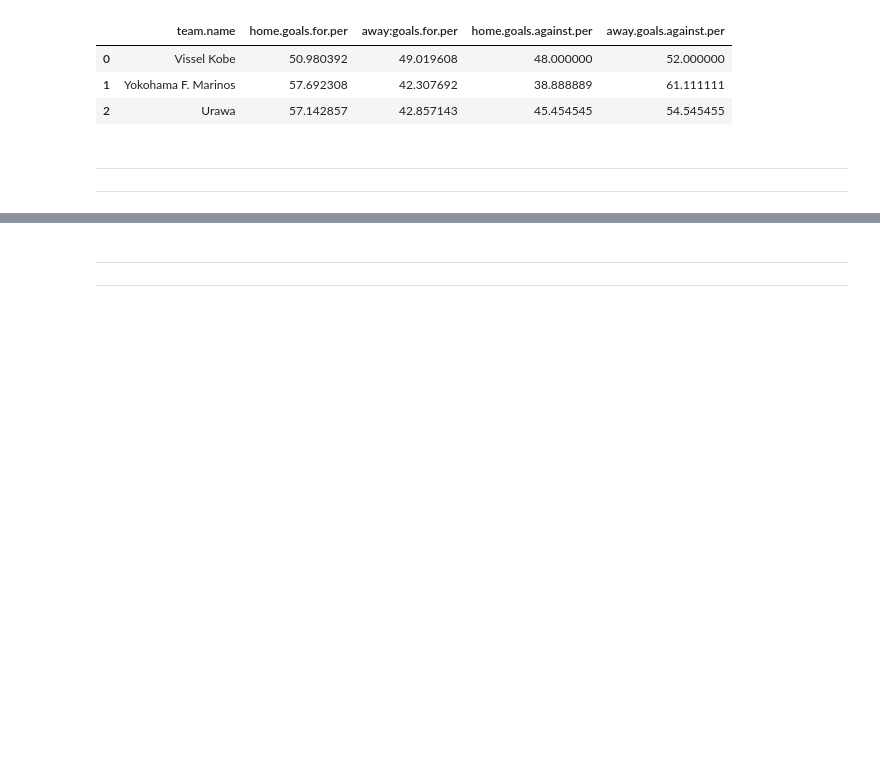
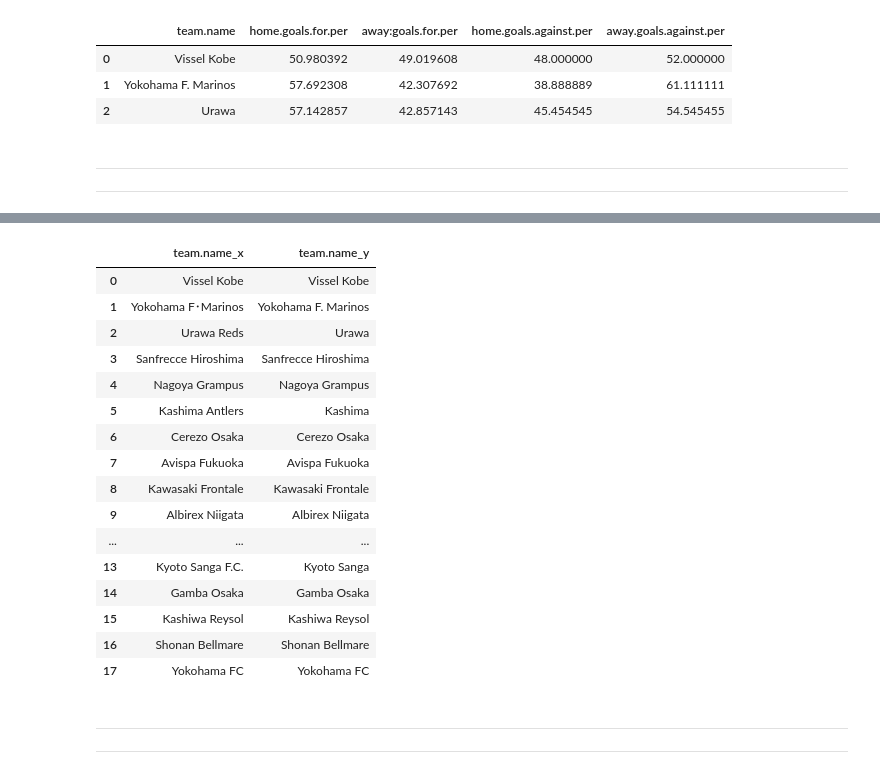
Before and after one commit to yam1227/j1League_analysis, a Jupyter notebook: analytics/classification/styles.ipynb, the cells around one changed output, grey strips where cells are left out. Saved outputs shown, nothing was run; the diff lists cells and outputs as text; code cells hidden in the pictures; blank space fills up the shorter version.

```diff
--- a/analytics/classification/styles.ipynb
+++ b/analytics/classification/styles.ipynb
@@ -215,5 +215,5 @@ df_goals.head(3)
 ---
 # %%
 df_reindex_teamstyle = df_teamstyle['team.name'].copy()
-df_reindex_status = df_status['team.name'].copy()
-df_reindex = pd.merge(df_reindex_teamstyle, df_reindex_status, left_index=True, right_index=True,)
+df_reindex_standing = df_standing['team.name'].copy()
+df_reindex = pd.merge(df_reindex_teamstyle, df_reindex_standing, left_index=True, right_index=True,)
@@ -245,3 +240,28 @@ df_reindex
+# %%
+# インデックスの調整を行う...
+df_standing.iloc[[12, 13]] = df_standing.iloc[[13, 12]].values
+# 可視化して確認しやすくするため
+df_reindex['team.name_y'].iloc[[12, 13]] = df_reindex['team.name_y'].iloc[[13, 12]].values
+# %%
+df_reindex
+# %% [output]
+|  | team.name_x | team.name_y |
+| 0 | Vissel Kobe | Vissel Kobe |
+| 1 | Yokohama F･Marinos | Yokohama F. Marinos |
+| 2 | Urawa Reds | Urawa |
+| 3 | Sanfrecce Hiroshima | Sanfrecce Hiroshima |
+| 4 | Nagoya Grampus | Nagoya Grampus |
+| 5 | Kashima Antlers | Kashima |
+| 6 | Cerezo Osaka | Cerezo Osaka |
+| 7 | Avispa Fukuoka | Avispa Fukuoka |
+| 8 | Kawasaki Frontale | Kawasaki Frontale |
+| 9 | Albirex Niigata | Albirex Niigata |
+| ... | ... | ... |
+| 13 | Kyoto Sanga F.C. | Kyoto Sanga |
+| 14 | Gamba Osaka | Gamba Osaka |
+| 15 | Kashiwa Reysol | Kashiwa Reysol |
+| 16 | Shonan Bellmare | Shonan Bellmare |
+| 17 | Yokohama FC | Yokohama FC |
 # %% [markdown]
 ---
 ---
```
Also changed, not shown: parts of 9 cells of this notebook, 2 other files.
